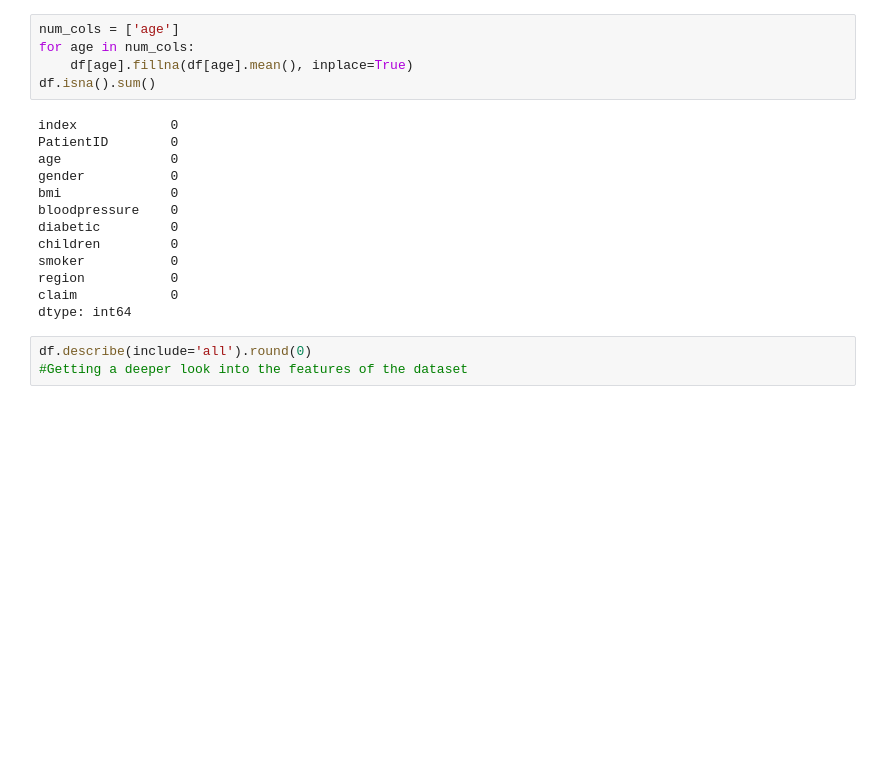
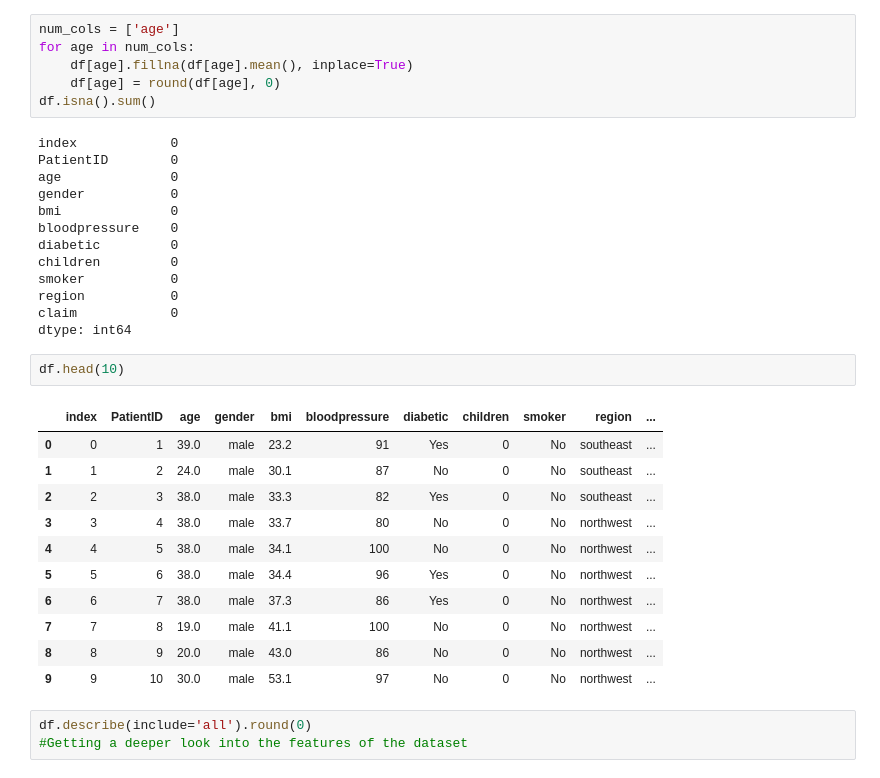
Before and after one commit to 27136thapelo/Insurance-Claim-Analysis, a Jupyter notebook: Insurance_claim_analysis_notebook.ipynb, the cells around one changed output. Saved outputs shown, nothing was run; the diff lists cells and outputs as text; blank space fills up the shorter version.

```diff
--- a/Insurance_claim_analysis_notebook.ipynb
+++ b/Insurance_claim_analysis_notebook.ipynb
@@ -139,6 +144,7 @@ dtype: int64
 num_cols = ['age']
 for age in num_cols:
     df[age].fillna(df[age].mean(), inplace=True)
+    df[age] = round(df[age], 0)
 df.isna().sum()
 # %% [output]
 index            0
@@ -153,6 +159,20 @@ smoker           0
 region           0
 claim            0
 dtype: int64
+# %%
+df.head(10)
+# %% [output]
+|  | index | PatientID | age | gender | bmi | bloodpressure | diabetic | children | smoker | region | ... |
+| 0 | 0 | 1 | 39.0 | male | 23.2 | 91 | Yes | 0 | No | southeast | ... |
+| 1 | 1 | 2 | 24.0 | male | 30.1 | 87 | No | 0 | No | southeast | ... |
+| 2 | 2 | 3 | 38.0 | male | 33.3 | 82 | Yes | 0 | No | southeast | ... |
+| 3 | 3 | 4 | 38.0 | male | 33.7 | 80 | No | 0 | No | northwest | ... |
+| 4 | 4 | 5 | 38.0 | male | 34.1 | 100 | No | 0 | No | northwest | ... |
+| 5 | 5 | 6 | 38.0 | male | 34.4 | 96 | Yes | 0 | No | northwest | ... |
+| 6 | 6 | 7 | 38.0 | male | 37.3 | 86 | Yes | 0 | No | northwest | ... |
+| 7 | 7 | 8 | 19.0 | male | 41.1 | 100 | No | 0 | No | northwest | ... |
+| 8 | 8 | 9 | 20.0 | male | 43.0 | 86 | No | 0 | No | northwest | ... |
+| 9 | 9 | 10 | 30.0 | male | 53.1 | 97 | No | 0 | No | northwest | ... |
 # %%
 df.describe(include='all').round(0)
 #Getting a deeper look into the features of the dataset
```
Also changed, not shown: parts of 5 cells of this notebook.
